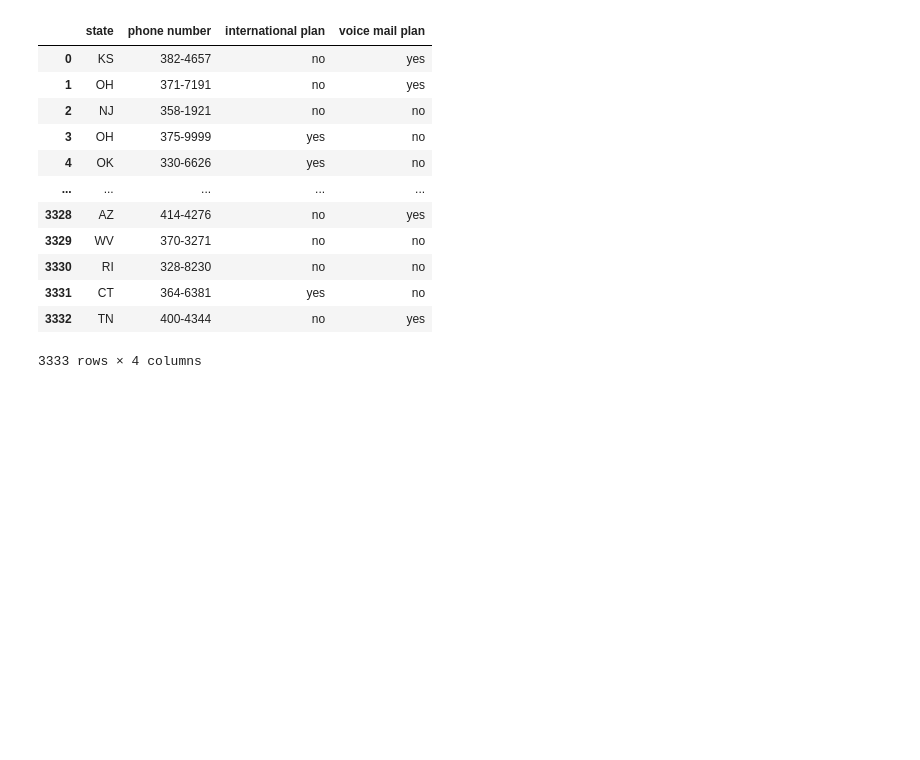
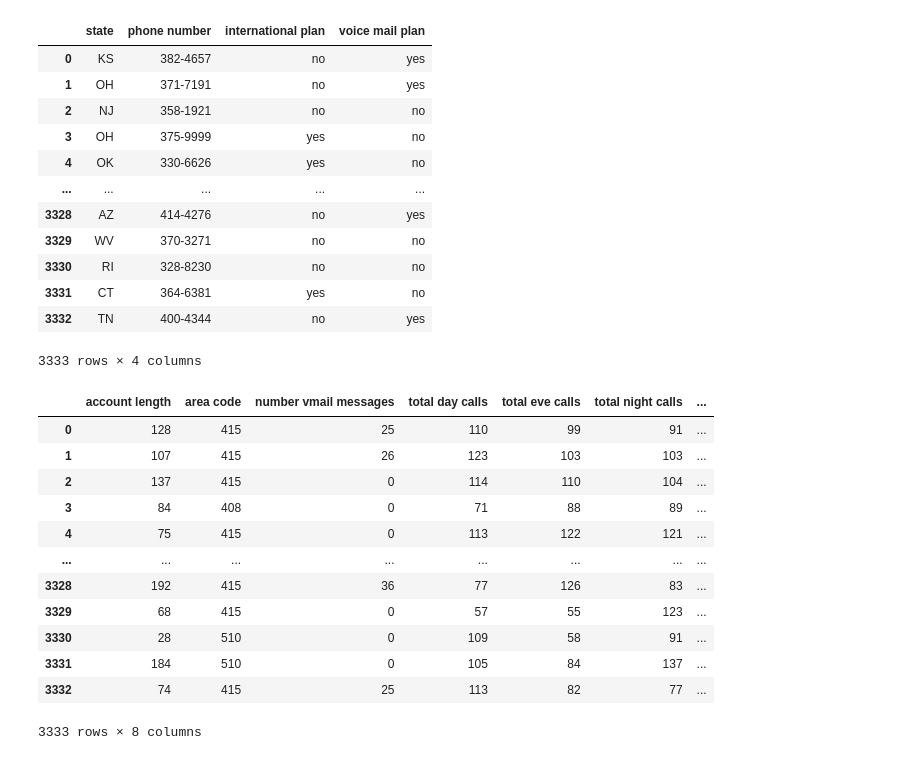
Before and after one commit to Pupity/dsc-phase3-projects, a Jupyter notebook: Student.ipynb, the cells around one changed output. Saved outputs shown, nothing was run; the diff lists cells and outputs as text; code cells hidden in the pictures; blank space fills up the shorter version.

```diff
--- a/Student.ipynb
+++ b/Student.ipynb
@@ -145,3 +145,19 @@ df.select_dtypes('object')
 | 3331 | CT | 364-6381 | yes | no |
 | 3332 | TN | 400-4344 | no | yes |
 3333 rows × 4 columns
+# %%
+df.select_dtypes('int64')
+# %% [output]
+|  | account length | area code | number vmail messages | total day calls | total eve calls | total night calls | ... |
+| 0 | 128 | 415 | 25 | 110 | 99 | 91 | ... |
+| 1 | 107 | 415 | 26 | 123 | 103 | 103 | ... |
+| 2 | 137 | 415 | 0 | 114 | 110 | 104 | ... |
+| 3 | 84 | 408 | 0 | 71 | 88 | 89 | ... |
+| 4 | 75 | 415 | 0 | 113 | 122 | 121 | ... |
+| ... | ... | ... | ... | ... | ... | ... | ... |
+| 3328 | 192 | 415 | 36 | 77 | 126 | 83 | ... |
+| 3329 | 68 | 415 | 0 | 57 | 55 | 123 | ... |
+| 3330 | 28 | 510 | 0 | 109 | 58 | 91 | ... |
+| 3331 | 184 | 510 | 0 | 105 | 84 | 137 | ... |
+| 3332 | 74 | 415 | 25 | 113 | 82 | 77 | ... |
+3333 rows × 8 columns
```
Also changed, not shown: parts of 2 cells of this notebook.
